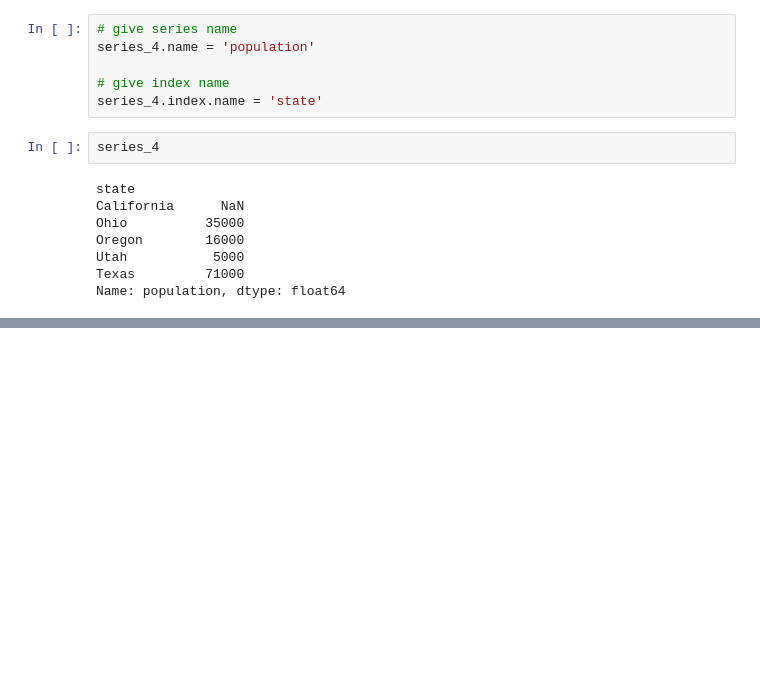
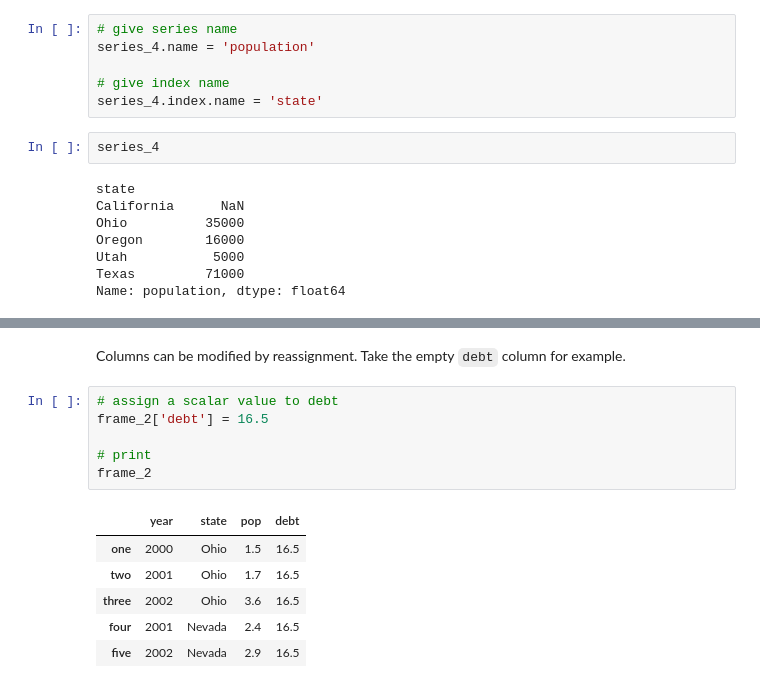
Before and after one commit to rerwin21/python_for_data_analysis, a Jupyter notebook: Chap_5.ipynb, the cells around one changed output, grey strips where cells are left out. Drawn from its saved outputs; the diff is of its cells as text; blank space fills up the shorter version.

```diff
--- a/Chap_5.ipynb
+++ b/Chap_5.ipynb
@@ -229,0 +339,15 @@ Name: population, dtype: float64
+# %% [markdown]
+Columns can be modified by reassignment. Take the empty `debt` column for example.
+# %%
+# assign a scalar value to debt
+frame_2['debt'] = 16.5
+
+# print
+frame_2
+# %% [output]
+|  | year | state | pop | debt |
+| one | 2000 | Ohio | 1.5 | 16.5 |
+| two | 2001 | Ohio | 1.7 | 16.5 |
+| three | 2002 | Ohio | 3.6 | 16.5 |
+| four | 2001 | Nevada | 2.4 | 16.5 |
+| five | 2002 | Nevada | 2.9 | 16.5 |
```
Also changed, not shown: parts of 31 cells of this notebook.
